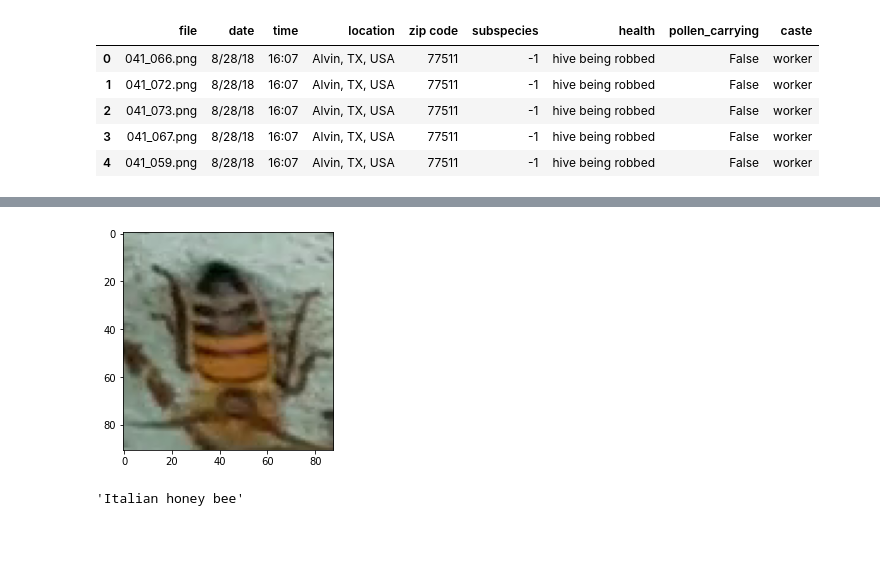
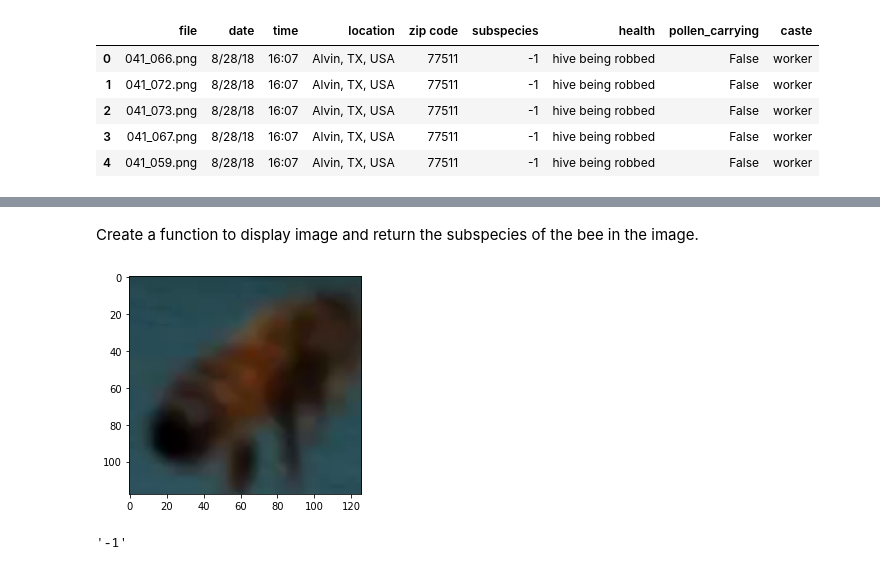
Before and after one commit to whatiskeptiname/Bee-Classifier, a Jupyter notebook: SVM.ipynb, the cells around one changed output, grey strips where cells are left out. Saved outputs shown, nothing was run; the diff lists cells and outputs as text; code cells hidden in the pictures; blank space fills up the shorter version.

```diff
--- a/SVM.ipynb
+++ b/SVM.ipynb
@@ -23,12 +41,10 @@ from sklearn.metrics import roc_curve, auc
 # %%
-labels = pd.read_csv("datasets/bee_data.csv", index_col=0)
-
 def get_image(image_id, root="datasets/bee_imgs/"):
     """
     Converts an image number into the file path where the image is located,
     opens the image, and returns the image as a numpy array.
     """
-    filename = f"{image_id}"
+    filename = image_id
     file_path = os.path.join(root, filename)
     img = Image.open(file_path)
     return np.array(img)
@@ -99,7 +79,9 @@ Name: file, Length: 5172, dtype: object
+# %% [markdown]
+Create a function to display image and return the subspecies of the bee in the image.
 # %%
 def show_image(index):
     """
-    Displays an image from the dataset with subspecies.
+    Displays an image from the dataset with respect to the given index and returns the subspecies|.
     """
     file_name = labels[labels.index==index].file.values[0]
     subspecies = labels[labels.index==index].subspecies.values[0]
@@ -108,7 +90,7 @@ def show_image(index):
     plt.show()
     return subspecies
 # %%
-show_image(5000)
+show_image(5171)
 # %% [output]
-[figure, old version]
+[figure, new version]
-'Italian honey bee'
+'-1'
```
Also changed, not shown: parts of 10 cells of this notebook, 1 other file.
